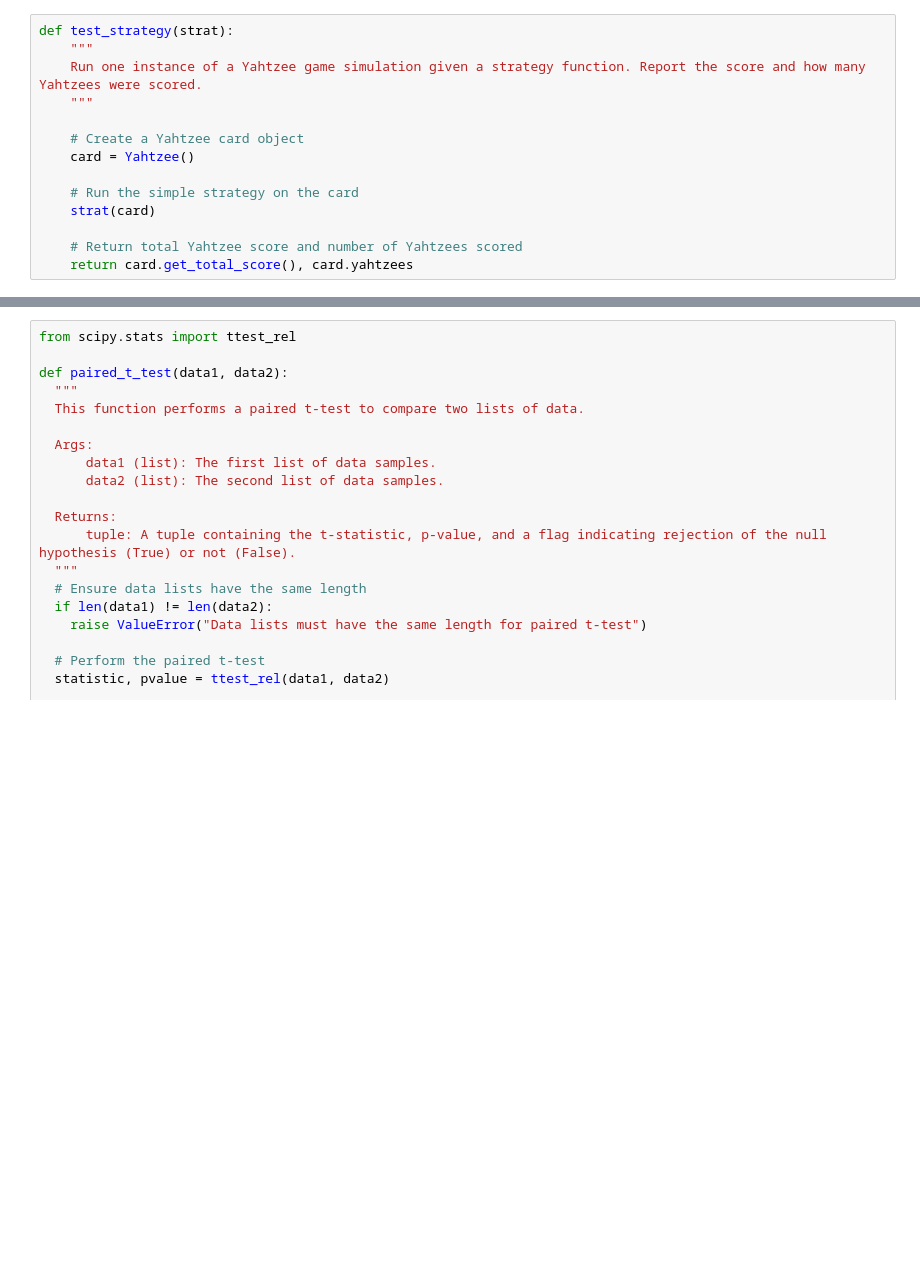
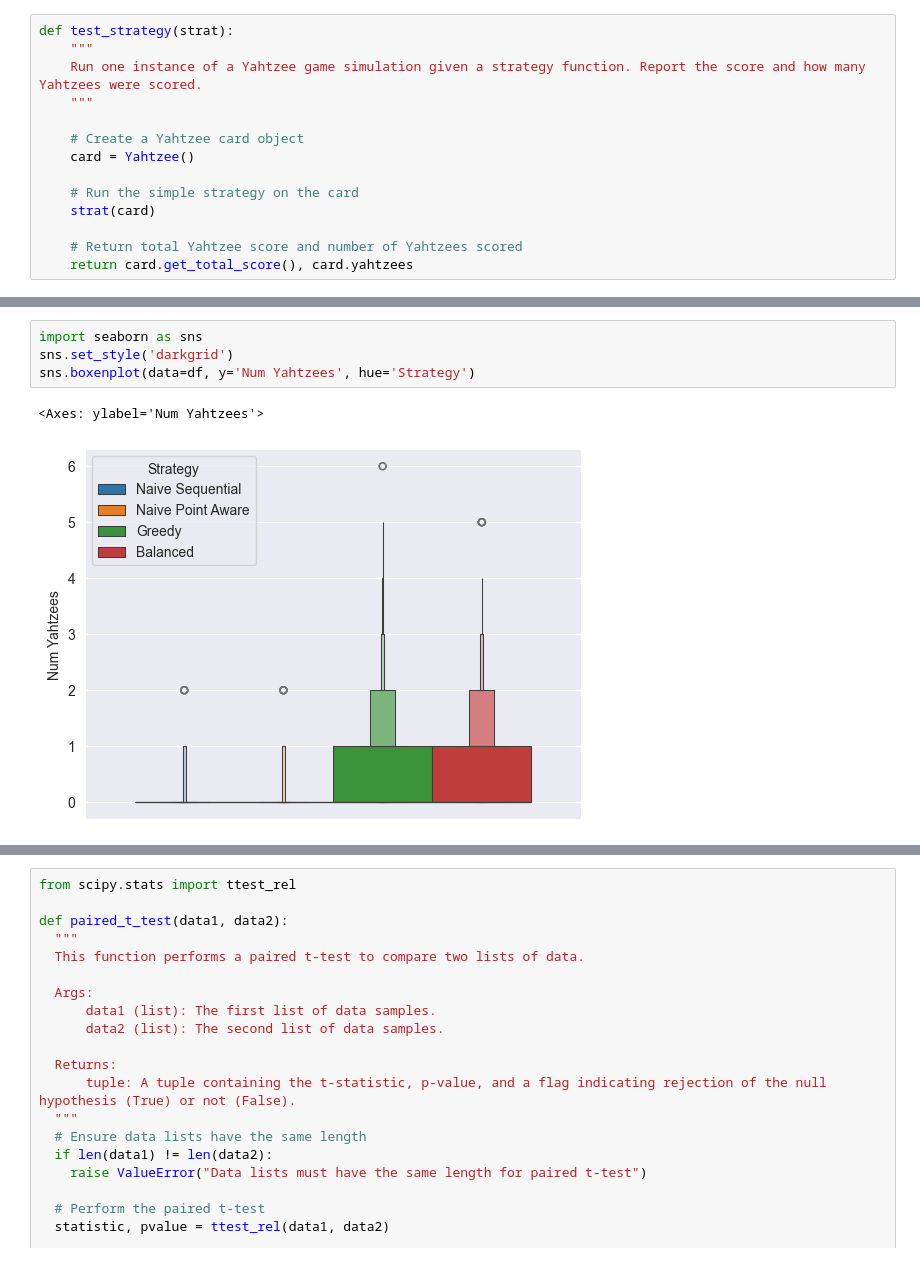
Before and after one commit to sejaldua/yahtzee-simulation, a Jupyter notebook: yahtzee.ipynb, the cells around one changed output, grey strips where cells are left out. Drawn from its saved outputs; the diff is of its cells as text; blank space fills up the shorter version.

```diff
--- a/yahtzee.ipynb
+++ b/yahtzee.ipynb
@@ -609,3 +669,10 @@ sns.boxenplot(data=df, y='Score', hue='Strategy')
+# %%
+import seaborn as sns
+sns.set_style('darkgrid')
+sns.boxenplot(data=df, y='Num Yahtzees', hue='Strategy')
+# %% [output]
+<Axes: ylabel='Num Yahtzees'>
+[figure, added]
 # %%
 def parallel_games_diff_strats(cards, strats):
     while not any([card.is_full() for card in cards]):
```
Also changed, not shown: parts of 28 cells of this notebook, 6 other files.
